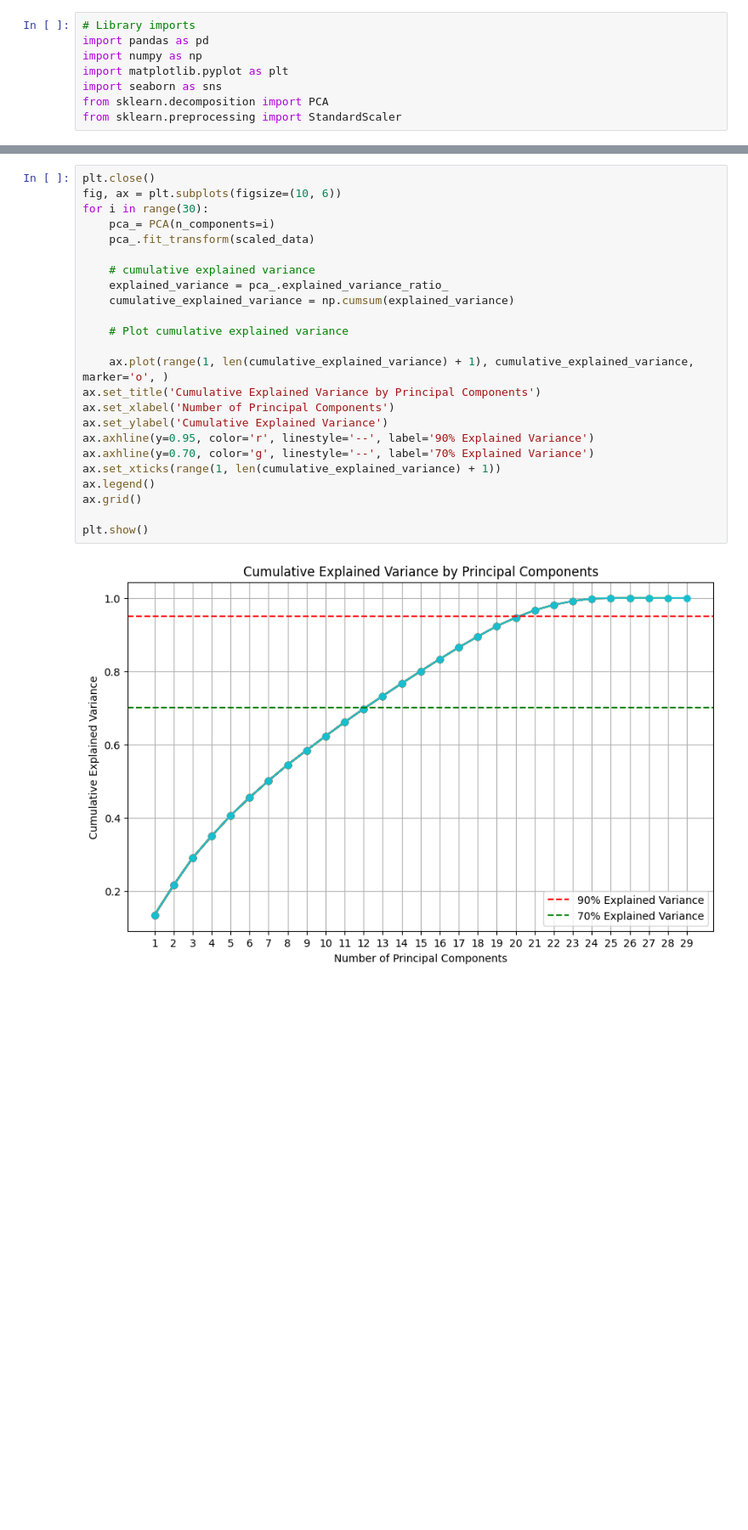
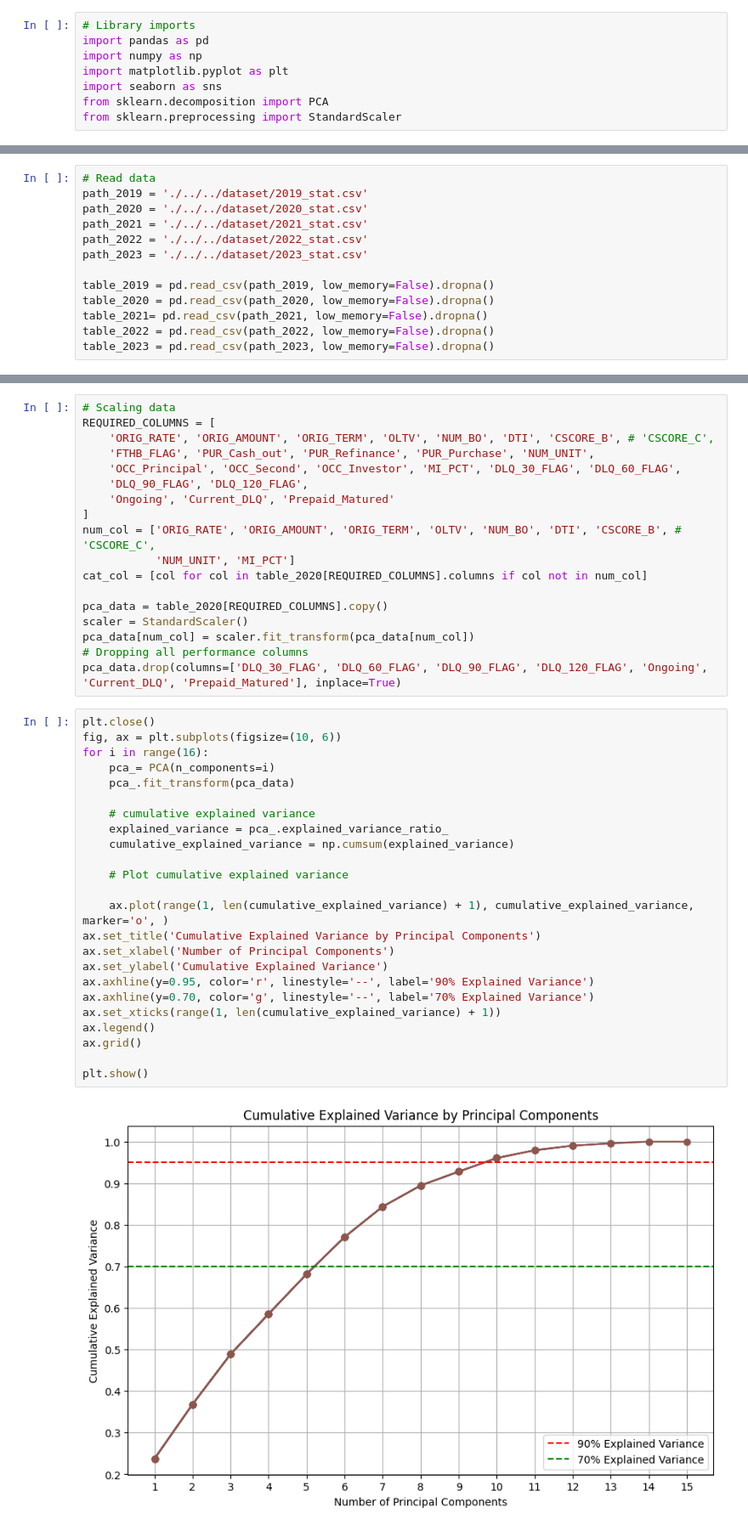
Before and after one commit to MIE479-2024/msf-capstone-crm, a Jupyter notebook: EDA/correlation_analysis.ipynb, the cells around one changed output, grey strips where cells are left out. Shown at 85% size. Saved outputs shown, nothing was run; the diff lists cells and outputs as text; blank space fills up the shorter version.

```diff
--- a/EDA/correlation_analysis.ipynb
+++ b/EDA/correlation_analysis.ipynb
@@ -90,0 +11,13 @@ dtype: int64
+# %%
+# Read data
+path_2019 = './../../dataset/2019_stat.csv'
+path_2020 = './../../dataset/2020_stat.csv'
+path_2021 = './../../dataset/2021_stat.csv'
+path_2022 = './../../dataset/2022_stat.csv'
+path_2023 = './../../dataset/2023_stat.csv'
+
+table_2019 = pd.read_csv(path_2019, low_memory=False).dropna()
+table_2020 = pd.read_csv(path_2020, low_memory=False).dropna()
+table_2021= pd.read_csv(path_2021, low_memory=False).dropna()
+table_2022 = pd.read_csv(path_2022, low_memory=False).dropna()
+table_2023 = pd.read_csv(path_2023, low_memory=False).dropna()
@@ -127,26 +104,44 @@ scaled_data = scaler.fit_transform(model_data)
+# %%
+# Scaling data
+REQUIRED_COLUMNS = [
+    'ORIG_RATE', 'ORIG_AMOUNT', 'ORIG_TERM', 'OLTV', 'NUM_BO', 'DTI', 'CSCORE_B', # 'CSCORE_C',
+    'FTHB_FLAG', 'PUR_Cash_out', 'PUR_Refinance', 'PUR_Purchase', 'NUM_UNIT',
+    'OCC_Principal', 'OCC_Second', 'OCC_Investor', 'MI_PCT', 'DLQ_30_FLAG', 'DLQ_60_FLAG',
+    'DLQ_90_FLAG', 'DLQ_120_FLAG',
+    'Ongoing', 'Current_DLQ', 'Prepaid_Matured'
+]
+num_col = ['ORIG_RATE', 'ORIG_AMOUNT', 'ORIG_TERM', 'OLTV', 'NUM_BO', 'DTI', 'CSCORE_B', # 'CSCORE_C',
+           'NUM_UNIT', 'MI_PCT']
+cat_col = [col for col in table_2020[REQUIRED_COLUMNS].columns if col not in num_col]
+
+pca_data = table_2020[REQUIRED_COLUMNS].copy()
+scaler = StandardScaler()
+pca_data[num_col] = scaler.fit_transform(pca_data[num_col])
+# Dropping all performance columns
+pca_data.drop(columns=['DLQ_30_FLAG', 'DLQ_60_FLAG', 'DLQ_90_FLAG', 'DLQ_120_FLAG', 'Ongoing', 'Current_DLQ', 'Prepaid_Matured'], inplace=True)
 # %%
 plt.close()
 fig, ax = plt.subplots(figsize=(10, 6))
-for i in range(30):
+for i in range(16):
     pca_= PCA(n_components=i)
-    pca_.fit_transform(scaled_data)
+    pca_.fit_transform(pca_data)
 
     # cumulative explained variance
     explained_variance = pca_.explained_variance_ratio_
     cumulative_explained_variance = np.cumsum(explained_variance)
 
     # Plot cumulative explained variance
 
     ax.plot(range(1, len(cumulative_explained_variance) + 1), cumulative_explained_variance, marker='o', )
 ax.set_title('Cumulative Explained Variance by Principal Components')
 ax.set_xlabel('Number of Principal Components')
 ax.set_ylabel('Cumulative Explained Variance')
 ax.axhline(y=0.95, color='r', linestyle='--', label='90% Explained Variance')
 ax.axhline(y=0.70, color='g', linestyle='--', label='70% Explained Variance')
 ax.set_xticks(range(1, len(cumulative_explained_variance) + 1))
 ax.legend()
 ax.grid()
 
 plt.show()
 # %% [output]
-[figure, old version]
+[figure, new version]
```
Also changed, not shown: parts of 8 cells of this notebook, 1 other file.
